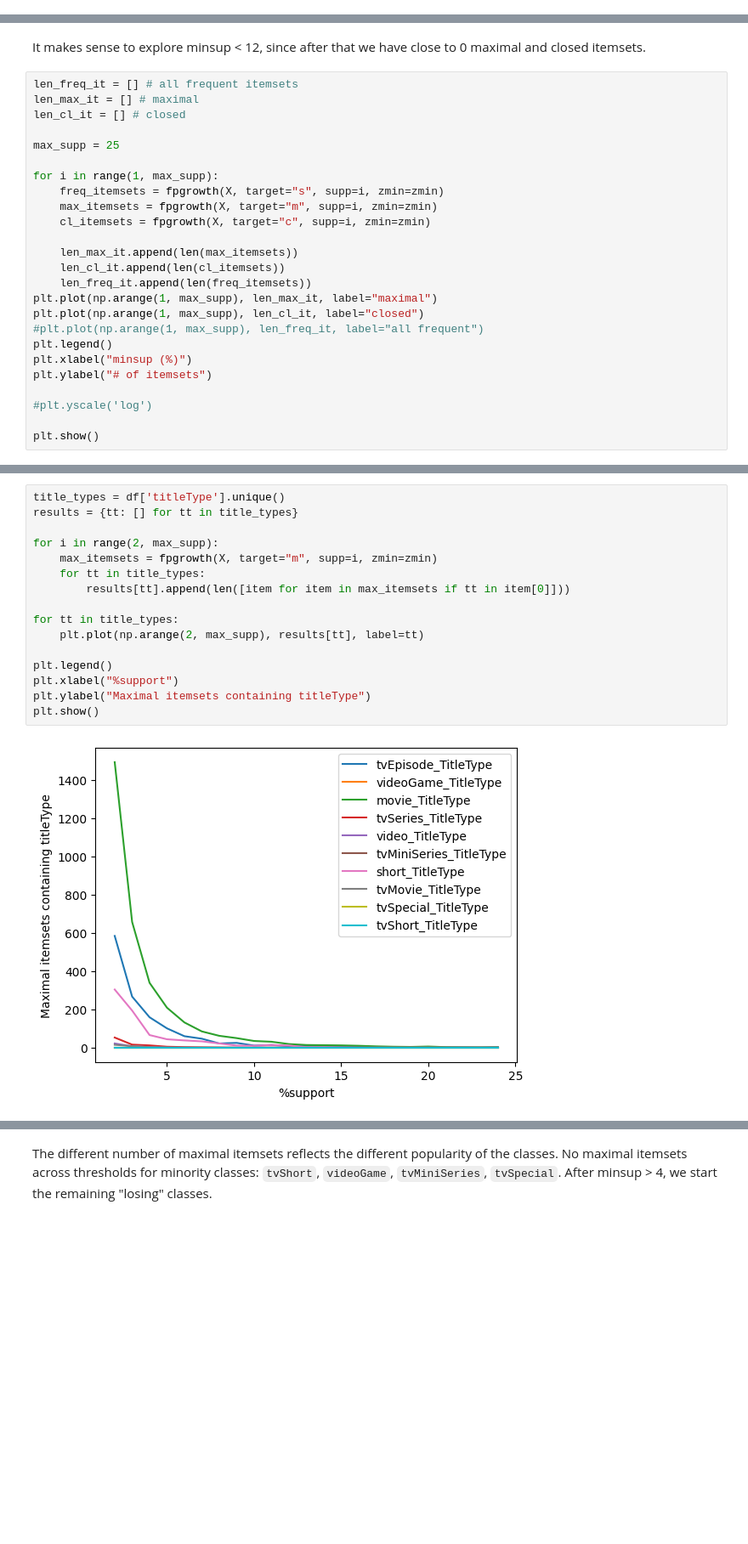
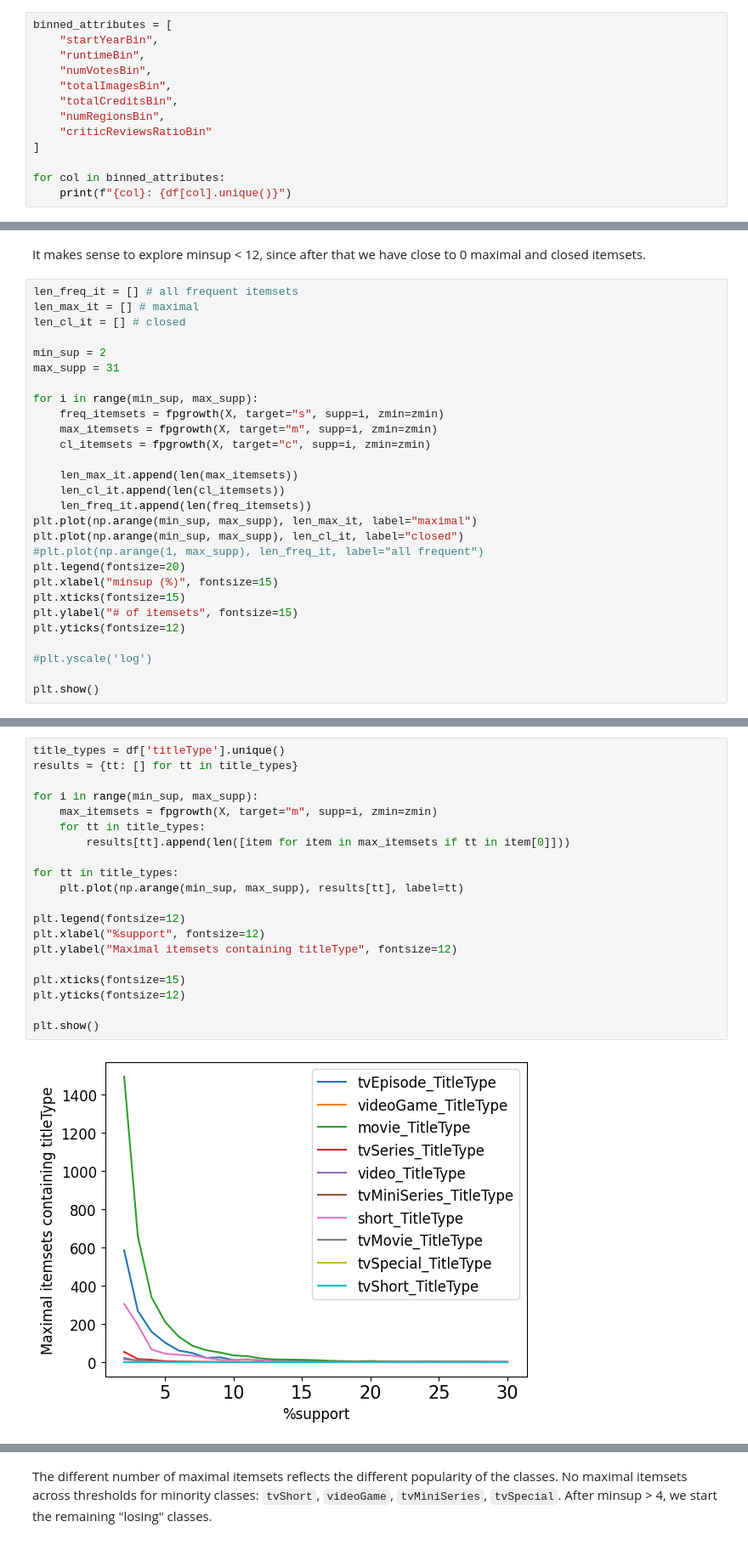
Before and after one commit to g-fabiani4-unipi/dm1_project, a Jupyter notebook: src/pattern_mining.ipynb, the cells around one changed output, grey strips where cells are left out. Shown at 85% size. Drawn from its saved outputs; the diff is of its cells as text; blank space fills up the shorter version.

```diff
--- a/src/pattern_mining.ipynb
+++ b/src/pattern_mining.ipynb
@@ -101,3 +101,16 @@ Total Images Bins: [0.         0.69314718 1.94591015 8.1619458 ]
 Total Credits Bins: [0.         2.83321334 3.55534806 4.18965474 9.6641511 ]
 Number of Regions Bins: [0.69314718 1.38629436 4.24849524]
 Critic Reviews Ratio Bins: [0.         0.22653959 1.        ]
+# %%
+binned_attributes = [
+    "startYearBin",
+    "runtimeBin",
+    "numVotesBin",
+    "totalImagesBin",
+    "totalCreditsBin",
+    "numRegionsBin",
+    "criticReviewsRatioBin"
+]
+
+for col in binned_attributes:
+    print(f"{col}: {df[col].unique()}")
@@ -286,9 +314,10 @@ len_freq_it = [] # all frequent itemsets
 len_max_it = [] # maximal
 len_cl_it = [] # closed
 
-max_supp = 25
+min_sup = 2
+max_supp = 31
 
-for i in range(1, max_supp):
+for i in range(min_sup, max_supp):
     freq_itemsets = fpgrowth(X, target="s", supp=i, zmin=zmin)
     max_itemsets = fpgrowth(X, target="m", supp=i, zmin=zmin)
     cl_itemsets = fpgrowth(X, target="c", supp=i, zmin=zmin)
@@ -296,12 +325,14 @@ for i in range(1, max_supp):
     len_max_it.append(len(max_itemsets))
     len_cl_it.append(len(cl_itemsets))
     len_freq_it.append(len(freq_itemsets))
-plt.plot(np.arange(1, max_supp), len_max_it, label="maximal")
-plt.plot(np.arange(1, max_supp), len_cl_it, label="closed")
+plt.plot(np.arange(min_sup, max_supp), len_max_it, label="maximal")
+plt.plot(np.arange(min_sup, max_supp), len_cl_it, label="closed")
 #plt.plot(np.arange(1, max_supp), len_freq_it, label="all frequent")
-plt.legend()
-plt.xlabel("minsup (%)")
-plt.ylabel("# of itemsets")
+plt.legend(fontsize=20)
+plt.xlabel("minsup (%)", fontsize=15)
+plt.xticks(fontsize=15)
+plt.ylabel("# of itemsets", fontsize=15)
+plt.yticks(fontsize=12)
 
 #plt.yscale('log')
 
@@ -311,19 +342,23 @@ plt.show()
 # %%
 title_types = df['titleType'].unique()
 results = {tt: [] for tt in title_types}
 
-for i in range(2, max_supp):
+for i in range(min_sup, max_supp):
     max_itemsets = fpgrowth(X, target="m", supp=i, zmin=zmin)
     for tt in title_types:
         results[tt].append(len([item for item in max_itemsets if tt in item[0]]))
 
 for tt in title_types:
-    plt.plot(np.arange(2, max_supp), results[tt], label=tt)
+    plt.plot(np.arange(min_sup, max_supp), results[tt], label=tt)
 
-plt.legend()
-plt.xlabel("%support")
-plt.ylabel("Maximal itemsets containing titleType")
+plt.legend(fontsize=12)
+plt.xlabel("%support", fontsize=12)
+plt.ylabel("Maximal itemsets containing titleType", fontsize=12)
+
+plt.xticks(fontsize=15)
+plt.yticks(fontsize=12)
+
 plt.show()
 # %% [output]
-[figure, old version]
+[figure, new version]
 # %%
```
Also changed, not shown: parts of 13 cells of this notebook, 9 other files.
